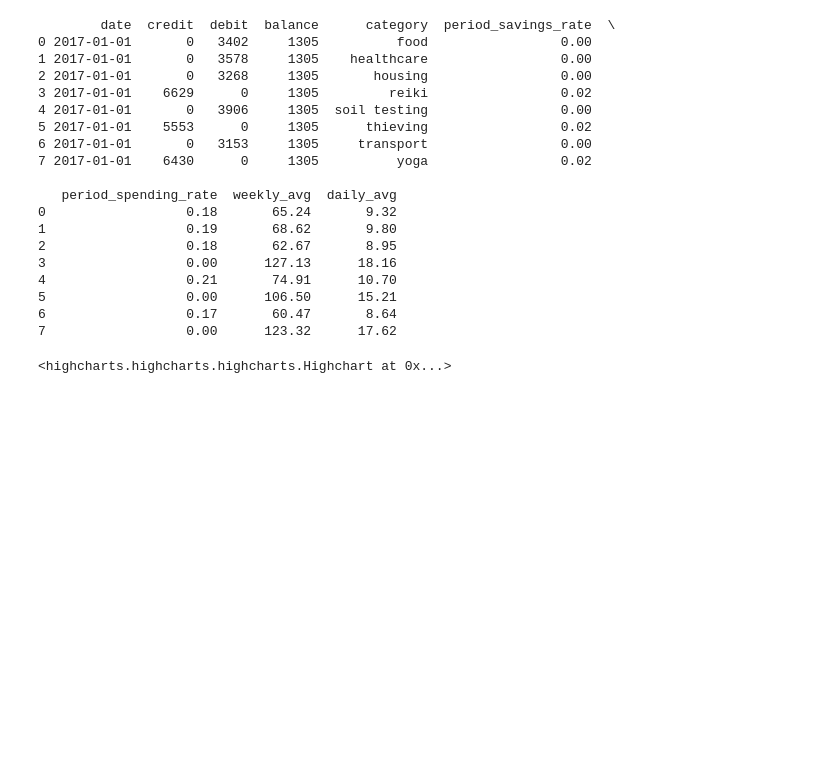
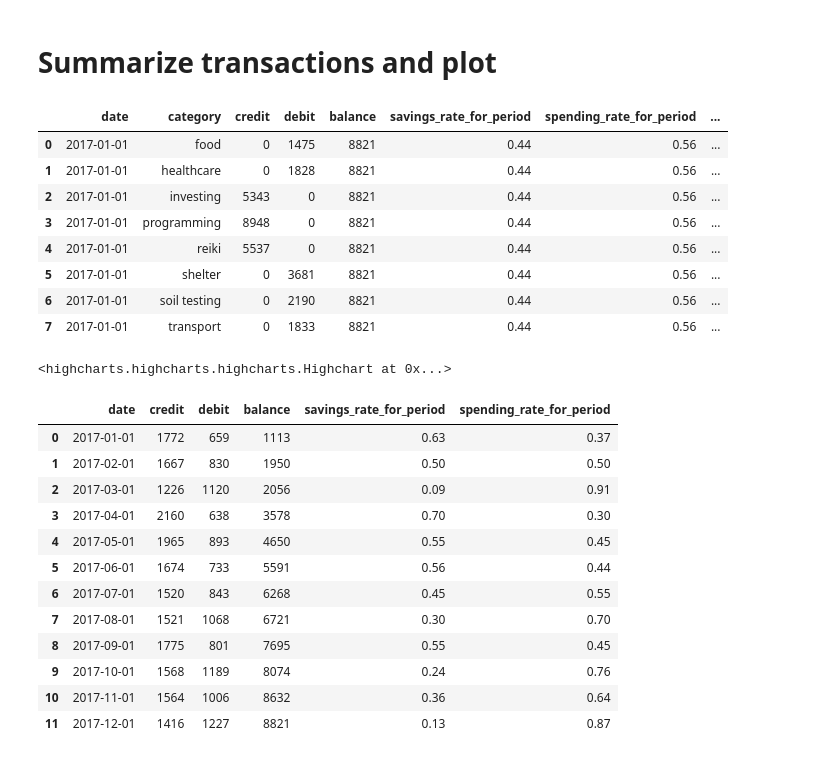
Before and after one commit to araichev/mustaching, a Jupyter notebook: ipynb/examples.ipynb, the cells around one changed output. Cells and saved outputs as stored; diff of their text form; code cells hidden in the pictures; blank space fills up the shorter version.

```diff
--- a/ipynb/examples.ipynb
+++ b/ipynb/examples.ipynb
@@ -30,26 +32,38 @@ transactions.head()
+# %% [markdown]
+# Summarize transactions and plot
 # %%
-# Summarize over entire period and by category
-summary = ms.summarize(transactions, decimals=2, by_category=True)
-print(summary)
-plot(summary)
+# Summarize over entire period by category
+s1 = ms.summarize(transactions, decimals=2, by_category=True)
+s1
 # %% [output]
-        date  credit  debit  balance      category  period_savings_rate  \
-0 2017-01-01       0   3402     1305          food                 0.00
-1 2017-01-01       0   3578     1305    healthcare                 0.00
-2 2017-01-01       0   3268     1305       housing                 0.00
-3 2017-01-01    6629      0     1305         reiki                 0.02
-4 2017-01-01       0   3906     1305  soil testing                 0.00
-5 2017-01-01    5553      0     1305      thieving                 0.02
-6 2017-01-01       0   3153     1305     transport                 0.00
-7 2017-01-01    6430      0     1305          yoga                 0.02
-
-   period_spending_rate  weekly_avg  daily_avg
-0                  0.18       65.24       9.32
-1                  0.19       68.62       9.80
-2                  0.18       62.67       8.95
-3                  0.00      127.13      18.16
-4                  0.21       74.91      10.70
-5                  0.00      106.50      15.21
-6                  0.17       60.47       8.64
-7                  0.00      123.32      17.62
-<highcharts.highcharts.highcharts.Highchart at 0x...>
+|  | date | category | credit | debit | balance | savings_rate_for_period | spending_rate_for_period | ... |
+| 0 | 2017-01-01 | food | 0 | 1475 | 8821 | 0.44 | 0.56 | ... |
+| 1 | 2017-01-01 | healthcare | 0 | 1828 | 8821 | 0.44 | 0.56 | ... |
+| 2 | 2017-01-01 | investing | 5343 | 0 | 8821 | 0.44 | 0.56 | ... |
+| 3 | 2017-01-01 | programming | 8948 | 0 | 8821 | 0.44 | 0.56 | ... |
+| 4 | 2017-01-01 | reiki | 5537 | 0 | 8821 | 0.44 | 0.56 | ... |
+| 5 | 2017-01-01 | shelter | 0 | 3681 | 8821 | 0.44 | 0.56 | ... |
+| 6 | 2017-01-01 | soil testing | 0 | 2190 | 8821 | 0.44 | 0.56 | ... |
+| 7 | 2017-01-01 | transport | 0 | 1833 | 8821 | 0.44 | 0.56 | ... |
+# %%
+ms.plot(s1)
+# %% [output]
+<highcharts.highcharts.highcharts.Highchart at 0x...>
+# %%
+# Summarize by month start
+s2 = ms.summarize(transactions, freq='MS', by_category=False, decimals=2)
+s2
+# %% [output]
+|  | date | credit | debit | balance | savings_rate_for_period | spending_rate_for_period |
+| 0 | 2017-01-01 | 1772 | 659 | 1113 | 0.63 | 0.37 |
+| 1 | 2017-02-01 | 1667 | 830 | 1950 | 0.50 | 0.50 |
+| 2 | 2017-03-01 | 1226 | 1120 | 2056 | 0.09 | 0.91 |
+| 3 | 2017-04-01 | 2160 | 638 | 3578 | 0.70 | 0.30 |
+| 4 | 2017-05-01 | 1965 | 893 | 4650 | 0.55 | 0.45 |
+| 5 | 2017-06-01 | 1674 | 733 | 5591 | 0.56 | 0.44 |
+| 6 | 2017-07-01 | 1520 | 843 | 6268 | 0.45 | 0.55 |
+| 7 | 2017-08-01 | 1521 | 1068 | 6721 | 0.30 | 0.70 |
+| 8 | 2017-09-01 | 1775 | 801 | 7695 | 0.55 | 0.45 |
+| 9 | 2017-10-01 | 1568 | 1189 | 8074 | 0.24 | 0.76 |
+| 10 | 2017-11-01 | 1564 | 1006 | 8632 | 0.36 | 0.64 |
+| 11 | 2017-12-01 | 1416 | 1227 | 8821 | 0.13 | 0.87 |
```
Also changed, not shown: parts of 6 cells of this notebook, 8 other files.
